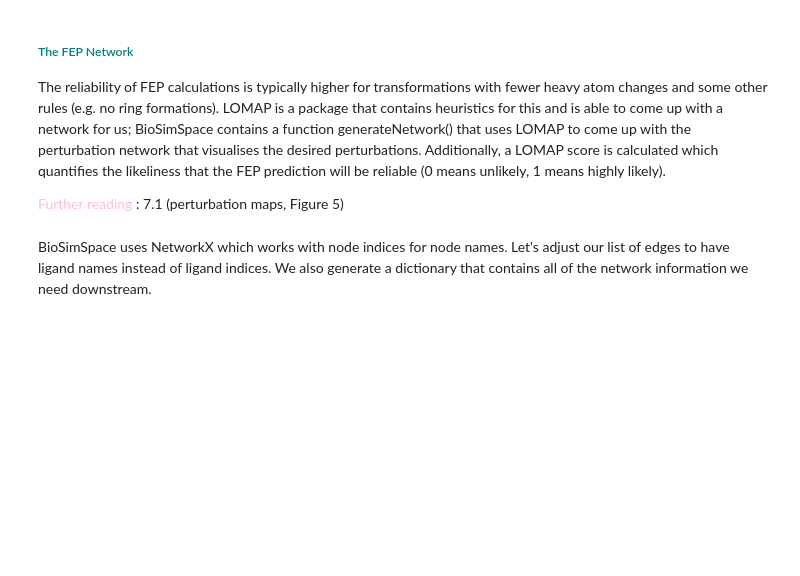
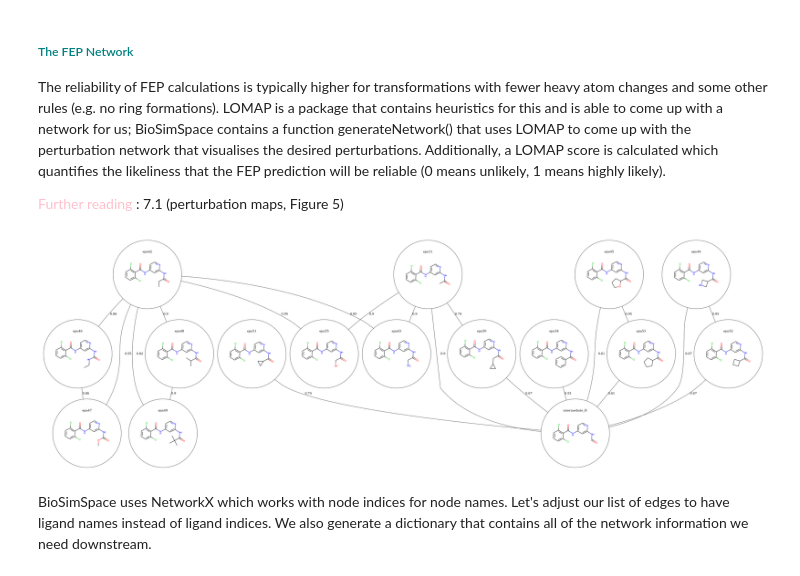
Before and after one commit to michellab/bssccpbiosim2022, a Jupyter notebook: RBFE_tutorial/RBFE_tutorial.ipynb, the cells around one changed output. Cells and saved outputs as stored; diff of their text form; code cells hidden in the pictures; blank space fills up the shorter version.

```diff
--- a/RBFE_tutorial/RBFE_tutorial.ipynb
+++ b/RBFE_tutorial/RBFE_tutorial.ipynb
@@ -103,20 +116,22 @@ The reliability of FEP calculations is typically higher for transformations with
  <span style="color:pink">Further reading </span>: 7.1 (perturbation maps, Figure 5)
 # %%
 #generate transformation network based on ligands
-path_to_ligands ="/home/anna/Documents/benchmark/test_fegrow/inputs/ligands"
+path_to_ligands ="/home/anna/Documents/september_2022_workshops/bssccpbiosim2022/RBFE_tutorial/inputs/ligands"
 ligand_files = sorted(glob.glob(f"{path_to_ligands}/*.sdf"))
 
 ligands = []
 ligand_names = []
 
 for filepath in ligand_files:
     # append the molecule object to a list.
     ligands.append(BSS.IO.readMolecules(filepath)[0])
 
     # append the molecule name to another list so that we can use the name of each molecule in our workflow.
     ligand_names.append(filepath.split("/")[-1].replace(".sdf",""))
 
 transformations, lomap_scores = BSS.Align.generateNetwork(ligands, plot_network=True, names=ligand_names)
+# %% [output]
+[figure, added]
 # %% [markdown]
 BioSimSpace uses NetworkX which works with node indices for node names. Let's adjust our list of edges to have ligand names instead of ligand indices. We also generate a dictionary that contains all of the network information we need downstream.
 # %%
```
Also changed, not shown: parts of 8 cells of this notebook, 4 other files.
